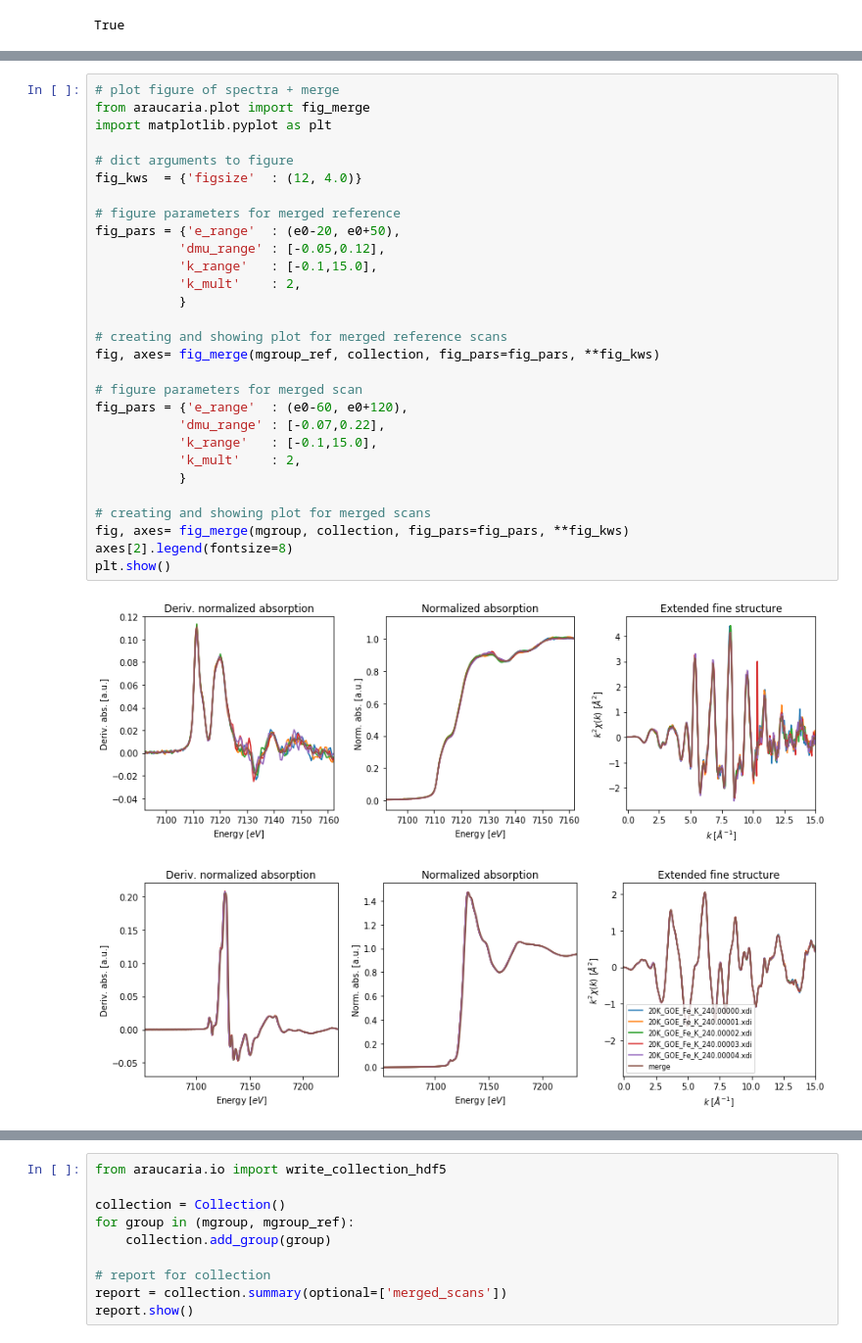
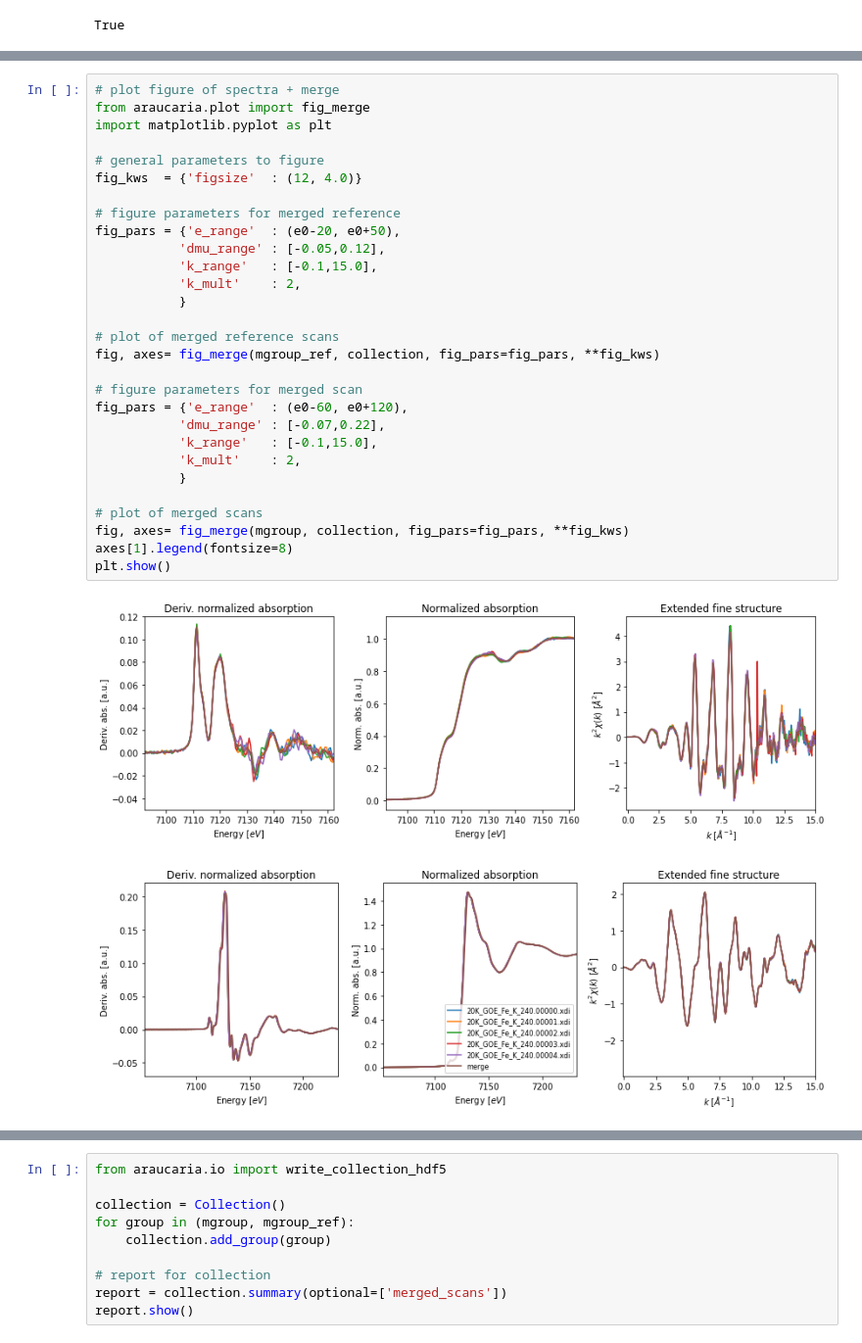
Before and after one commit to marcoalsina/araucaria, a Jupyter notebook: docs/source/tutorials/01.basics_data_processing.ipynb, the cells around one changed output, grey strips where cells are left out. Shown: that part at 98% size. Drawn from its saved outputs; the diff is of its cells as text.

```diff
--- a/docs/source/tutorials/01.basics_data_processing.ipynb
+++ b/docs/source/tutorials/01.basics_data_processing.ipynb
@@ -154,35 +175,35 @@ Once the merge is complete, we can provide the merged group and the original col
 # %%
 # plot figure of spectra + merge
 from araucaria.plot import fig_merge
 import matplotlib.pyplot as plt
 
-# dict arguments to figure
+# general parameters to figure
 fig_kws  = {'figsize'  : (12, 4.0)}
 
 # figure parameters for merged reference
 fig_pars = {'e_range'  : (e0-20, e0+50),
            'dmu_range' : [-0.05,0.12],
            'k_range'   : [-0.1,15.0],
            'k_mult'    : 2,
            }
 
-# creating and showing plot for merged reference scans
+# plot of merged reference scans
 fig, axes= fig_merge(mgroup_ref, collection, fig_pars=fig_pars, **fig_kws)
 
 # figure parameters for merged scan
 fig_pars = {'e_range'  : (e0-60, e0+120),
            'dmu_range' : [-0.07,0.22],
            'k_range'   : [-0.1,15.0],
            'k_mult'    : 2,
            }
 
-# creating and showing plot for merged scans
+# plot of merged scans
 fig, axes= fig_merge(mgroup, collection, fig_pars=fig_pars, **fig_kws)
-axes[2].legend(fontsize=8)
+axes[1].legend(fontsize=8)
 plt.show()
 # %% [output]
 [figure]
-[figure, old version]
+[figure, new version]
 # %% [markdown]
 ### 6. Saving results as an HDF5 database
 
```
Also changed, not shown: parts of 14 cells of this notebook, 4 other files.
